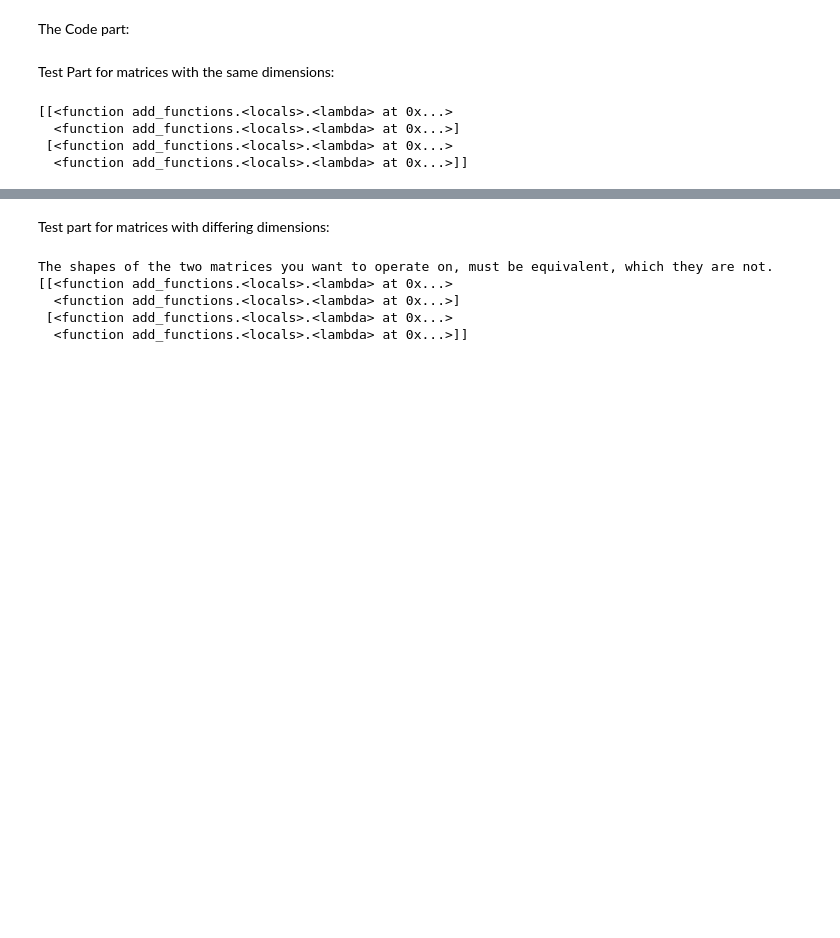
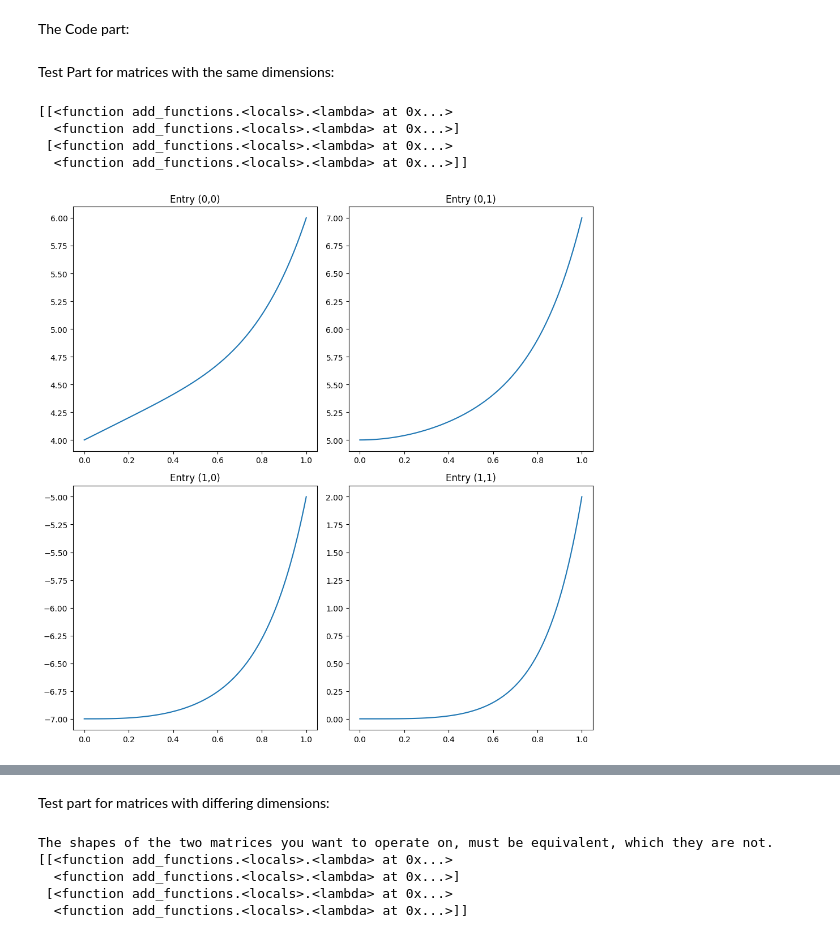
Before and after one commit to Alkhatir/KOMath2, a Jupyter notebook: matrix_op.ipynb, the cells around one changed output, grey strips where cells are left out. Cells and saved outputs as stored; diff of their text form; code cells hidden in the pictures; blank space fills up the shorter version.

Commit message:
added visualization

```diff
--- a/matrix_op.ipynb
+++ b/matrix_op.ipynb
@@ -74,14 +75,30 @@ Test Part for matrices with the same dimensions:
 # %%
 m1 = np.array([[lambda x: x, lambda x: x**2 +5 ], [lambda x: x**3, lambda x: x**4]])
 m2 = np.array([[lambda x: x**5 + 4, lambda x: x**6], [lambda x: x**7 -7, lambda x: x**8]])
 
 m3 = point_wise_operation(m1, m2, add_functions)
 print(m3)
+
+
+fig = plt.figure(figsize=(10,10))
+gs = GridSpec(m3.shape[0], m3.shape[1], figure=fig)
+
+x = np.linspace(0, 1, 100)
+
+for i in range(m3.shape[0]):
+    for j in range(m3.shape[1]):
+        ax = fig.add_subplot(gs[i, j])
+        ax.plot(x, m3[i, j](x))
+        ax.set_title(f'Entry ({i},{j})')
+
+plt.tight_layout()
+plt.show()
 # %% [output]
 [[<function add_functions.<locals>.<lambda> at 0x...>
   <function add_functions.<locals>.<lambda> at 0x...>]
  [<function add_functions.<locals>.<lambda> at 0x...>
   <function add_functions.<locals>.<lambda> at 0x...>]]
+[figure, added]
 # %%
 m1 = np.array([[lambda x: x, lambda x: x**2 +5 ], [lambda x: x**3, lambda x: x**4]])
 m2 = np.array([[lambda x: x**5 + 4, lambda x: x**6], [lambda x: x**7 -7, lambda x: x**8]])
```
Also changed, not shown: parts of 21 cells of this notebook.
